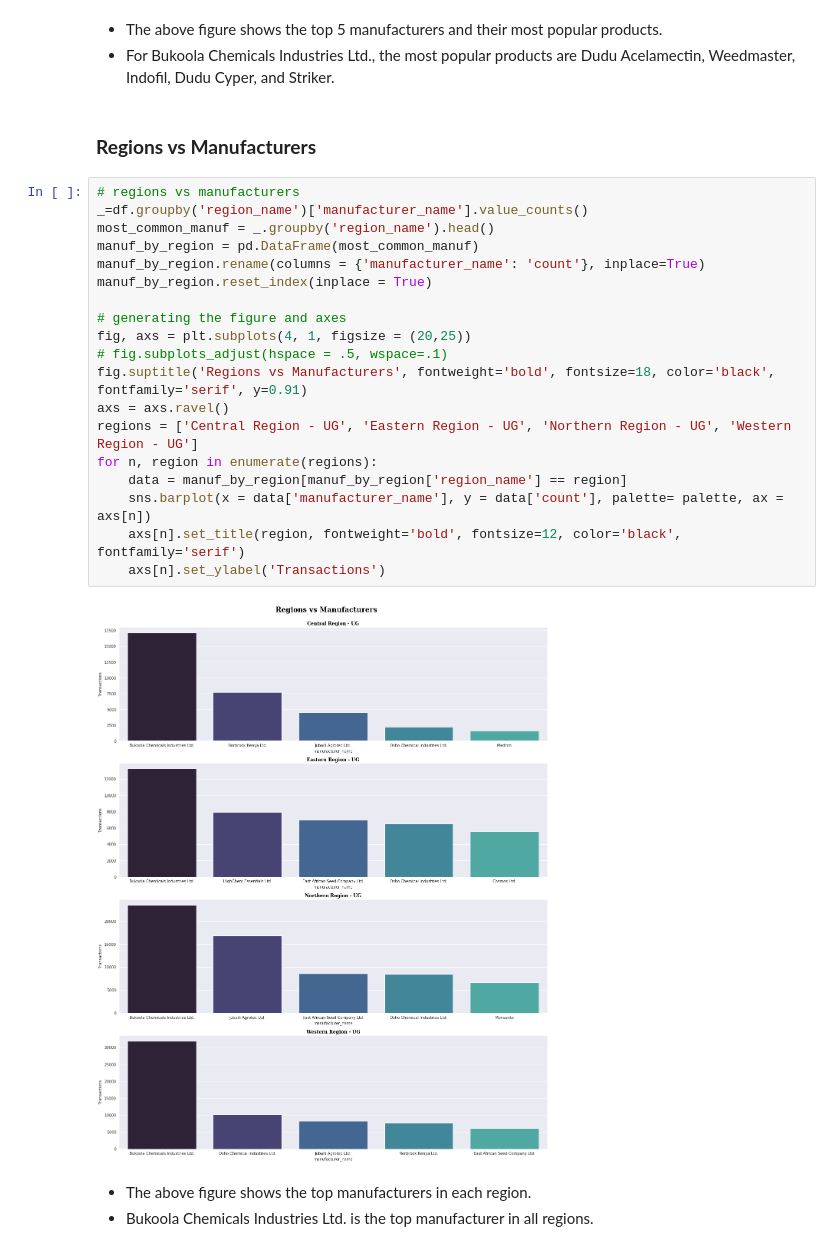
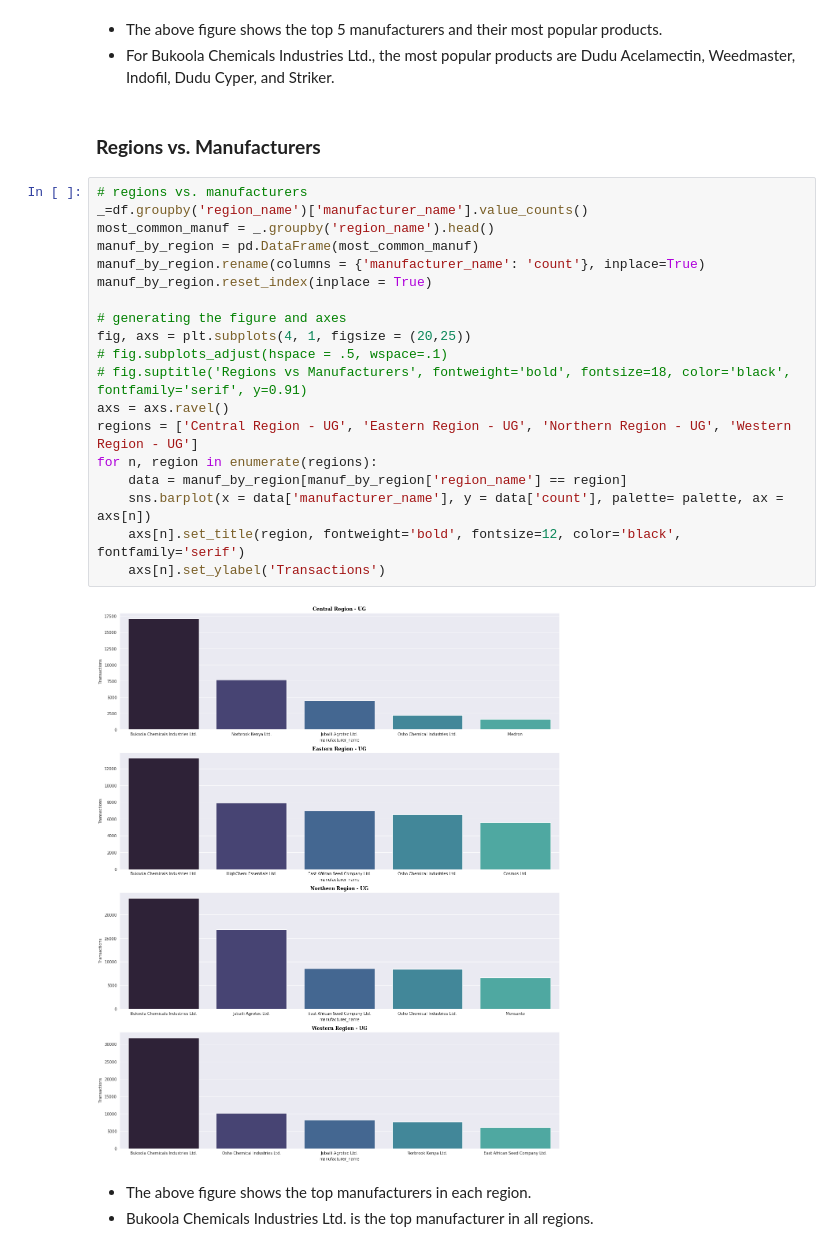
Before and after one commit to natbernard/Sale-Transactions-Analysis, a Jupyter notebook: uganda_transaction_analysis.ipynb, the cells around one changed output. Cells and saved outputs as stored; diff of their text form.

```diff
--- a/uganda_transaction_analysis.ipynb
+++ b/uganda_transaction_analysis.ipynb
@@ -199,28 +200,28 @@ for n, data in enumerate(list_dfs):
 - The above figure shows the top 5 manufacturers and their most popular products.
 - For Bukoola Chemicals Industries Ltd., the most popular products are Dudu Acelamectin, Weedmaster, Indofil, Dudu Cyper, and Striker.
 # %% [markdown]
-### **Regions vs Manufacturers**
+### **Regions vs. Manufacturers**
 # %%
-# regions vs manufacturers
+# regions vs. manufacturers
 _=df.groupby('region_name')['manufacturer_name'].value_counts()
 most_common_manuf = _.groupby('region_name').head()
 manuf_by_region = pd.DataFrame(most_common_manuf)
 manuf_by_region.rename(columns = {'manufacturer_name': 'count'}, inplace=True)
 manuf_by_region.reset_index(inplace = True)
 
 # generating the figure and axes
 fig, axs = plt.subplots(4, 1, figsize = (20,25))
 # fig.subplots_adjust(hspace = .5, wspace=.1)
-fig.suptitle('Regions vs Manufacturers', fontweight='bold', fontsize=18, color='black', fontfamily='serif', y=0.91)
+# fig.suptitle('Regions vs Manufacturers', fontweight='bold', fontsize=18, color='black', fontfamily='serif', y=0.91)
 axs = axs.ravel()
 regions = ['Central Region - UG', 'Eastern Region - UG', 'Northern Region - UG', 'Western Region - UG']
 for n, region in enumerate(regions):
     data = manuf_by_region[manuf_by_region['region_name'] == region]
     sns.barplot(x = data['manufacturer_name'], y = data['count'], palette= palette, ax = axs[n])
     axs[n].set_title(region, fontweight='bold', fontsize=12, color='black', fontfamily='serif')
     axs[n].set_ylabel('Transactions')
 # %% [output]
-[figure, old version]
+[figure, new version]
 # %% [markdown]
 - The above figure shows the top manufacturers in each region.
 - Bukoola Chemicals Industries Ltd. is the top manufacturer in all regions.
```
Also changed, not shown: parts of 15 cells of this notebook.
